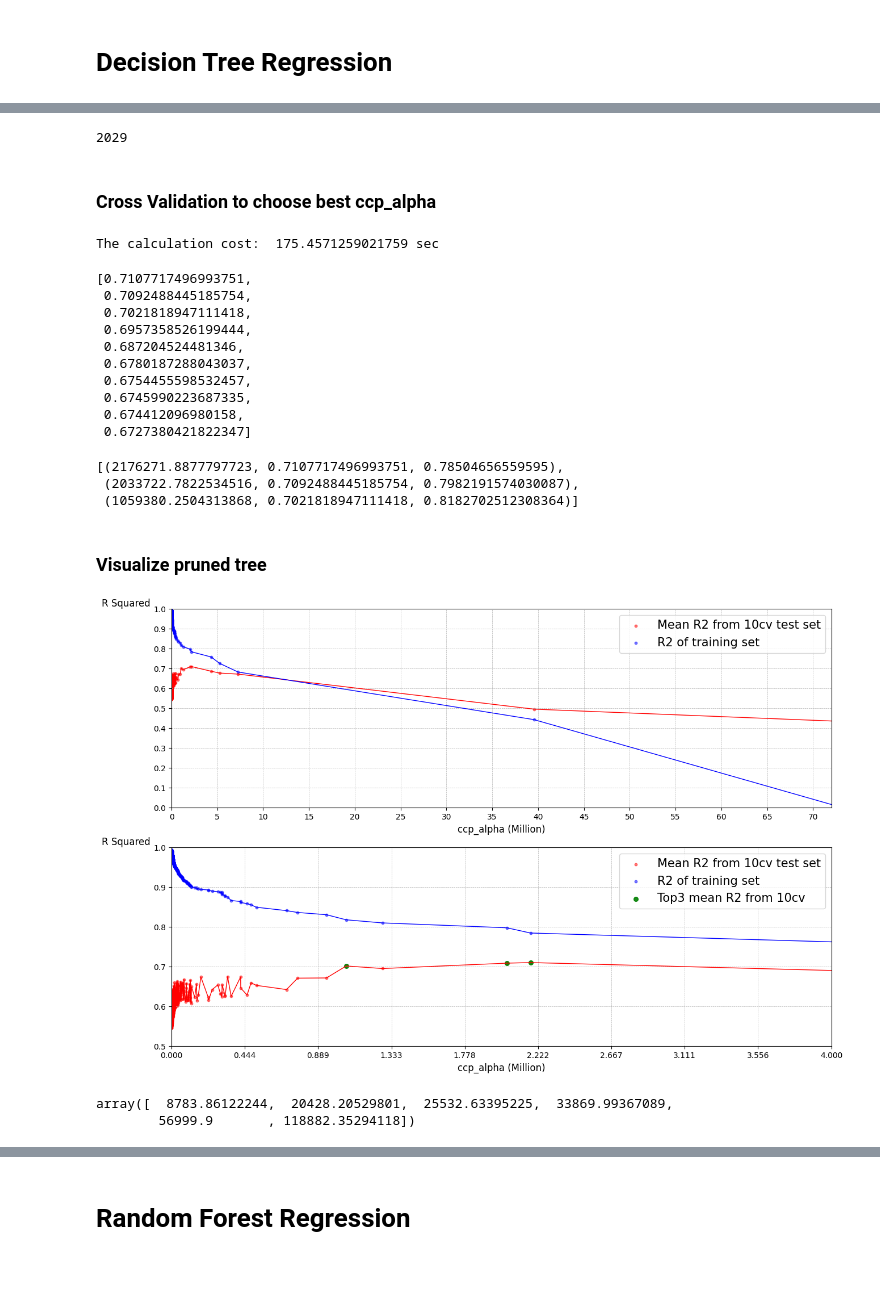
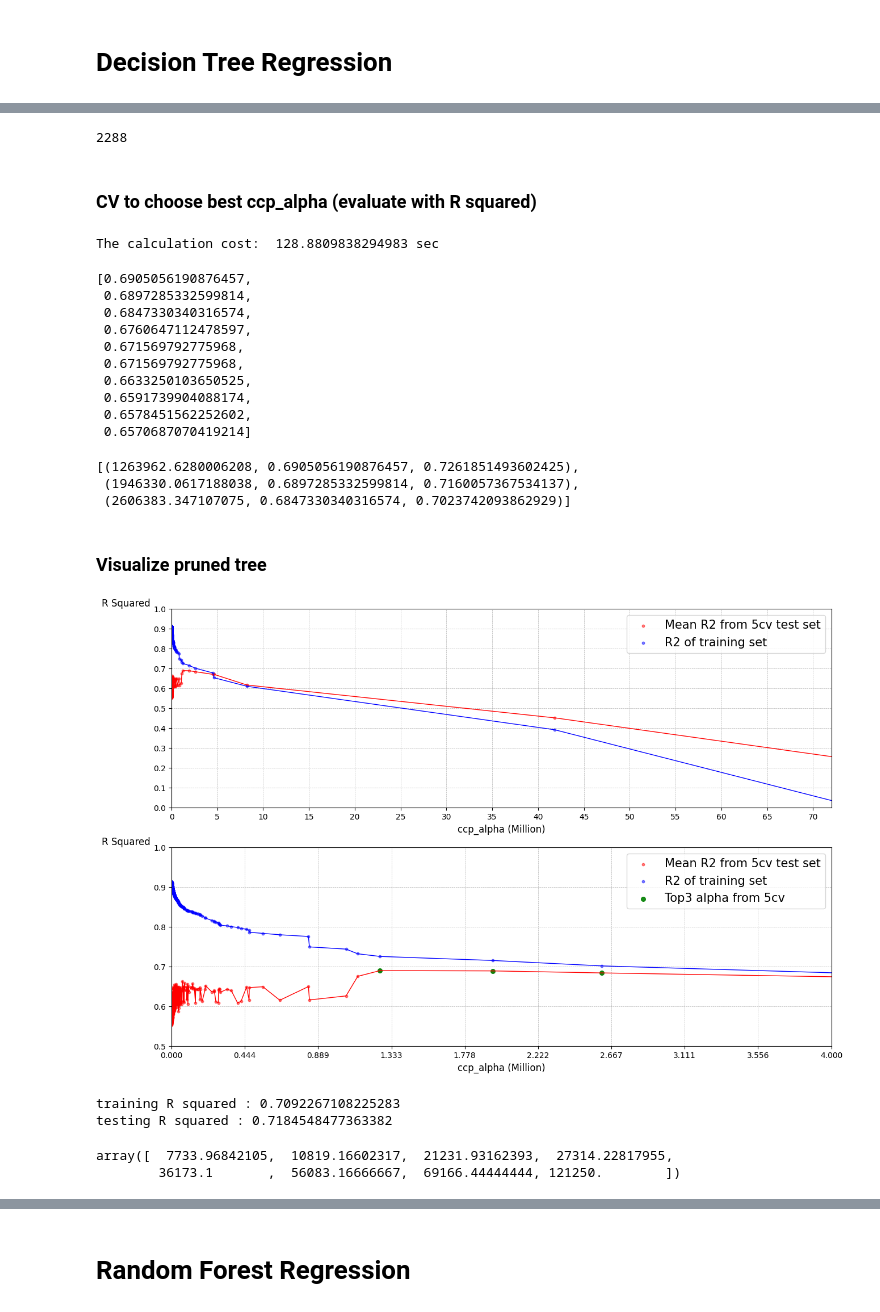
Before and after one commit to EvanRuan0401/rent-of-house-regression, a Jupyter notebook: Analysis_Report/Regression.ipynb, the cells around one changed output, grey strips where cells are left out. Drawn from its saved outputs; the diff is of its cells as text; code cells hidden in the pictures; blank space fills up the shorter version.

```diff
--- a/Analysis_Report/Regression.ipynb
+++ b/Analysis_Report/Regression.ipynb
@@ -178,5 +178,5 @@ import numpy as np
 # %%
-X_train, X_test, y_train, y_test = train_test_split(X, y, test_size=0.30, random_state=100)
+X_train, X_test, y_train, y_test = train_test_split(X, y, test_size=0.2, random_state=100)
 # %%
 dtr = DecisionTreeRegressor(random_state = 100
                             , criterion = 'squared_error'
@@ -239,9 +236,9 @@ pd.DataFrame(model_prune).T
 # %%
 len(ccp_alphas)
 # %% [output]
-2029
+2288
 # %% [markdown]
-### Cross Validation to choose best ccp_alpha
+### CV to choose best ccp_alpha (evaluate with R squared)
 # %%
 ccp_train_r2s = []
 ccp_test_r2s = []
@@ -252,7 +249,7 @@ for i in ccp_alphas:
     dtr_prune = DecisionTreeRegressor(criterion='squared_error'
                                       , ccp_alpha= i)
 
-    ccp_test_r2 = cross_val_score(dtr_prune, X, y, cv=10, scoring="r2", n_jobs = 4).mean()
+    ccp_test_r2 = cross_val_score(dtr_prune, X, y, cv=5, scoring="r2", n_jobs = 4).mean()
 
     dtr_prune.fit(X_train,y_train)
     ccp_train_r2 = dtr_prune.score(X_train,y_train)
@@ -263,28 +260,28 @@ for i in ccp_alphas:
 end = time.time()
 print('The calculation cost: ',end - start, 'sec')
 # %% [output]
-The calculation cost:  175.4571259021759 sec
+The calculation cost:  128.8809838294983 sec
 # %%
 sorted(ccp_test_r2s, reverse = True)[0:10]
 # %% [output]
-[0.7107717496993751,
- 0.7092488445185754,
- 0.7021818947111418,
- 0.6957358526199444,
- 0.687204524481346,
- 0.6780187288043037,
- 0.6754455598532457,
- 0.6745990223687335,
- 0.674412096980158,
- 0.6727380421822347]
+[0.6905056190876457,
+ 0.6897285332599814,
+ 0.6847330340316574,
+ 0.6760647112478597,
+ 0.671569792775968,
+ 0.671569792775968,
+ 0.6633250103650525,
+ 0.6591739904088174,
+ 0.6578451562252602,
+ 0.6570687070419214]
 # %%
 # aplha = [, ) is the best
 top_3_r2 = sorted([* zip(ccp_alphas, ccp_test_r2s, ccp_train_r2s)], key=lambda a: a[1], reverse = True)[0:3]
 top_3_r2
 # %% [output]
-[(2176271.8877797723, 0.7107717496993751, 0.78504656559595),
- (2033722.7822534516, 0.7092488445185754, 0.7982191574030087),
- (1059380.2504313868, 0.7021818947111418, 0.8182702512308364)]
+[(1263962.6280006208, 0.6905056190876457, 0.7261851493602425),
+ (1946330.0617188038, 0.6897285332599814, 0.7160057367534137),
+ (2606383.347107075, 0.6847330340316574, 0.7023742093862929)]
 # %% [markdown]
 ### Visualize pruned tree
 # %%
@@ -294,49 +291,54 @@ sub1 = fig.add_subplot(211)
 sub1.scatter(ccp_alphas/1000000, ccp_test_r2s, color = 'red', s = 10, alpha = 0.5)
 sub1.scatter(ccp_alphas/1000000, ccp_train_r2s, color = 'blue', s = 10, alpha = 0.5)
 sub1.plot(ccp_alphas/1000000, ccp_test_r2s, color='red', linewidth=1)
 sub1.plot(ccp_alphas/1000000, ccp_train_r2s, color='blue', linewidth=1)
 sub1.grid(linestyle='--', linewidth=0.5)
 sub1.set_xlabel("ccp_alpha (Million)",fontsize=12,rotation=0)
 sub1.set_ylabel("R Squared",fontsize=12, rotation=0, loc = 'top')
 sub1.set_ylim([0,1])
 sub1.set_xlim([0, 72])
 sub1.set_xticks(np.linspace(0,70,15))
 sub1.set_yticks(np.linspace(0,1,11))
-sub1.legend(['Mean R2 from 10cv test set', 'R2 of training set'], fontsize = 15)
+sub1.legend(['Mean R2 from 5cv test set', 'R2 of training set'], fontsize = 15)
 
 
 sub2 = fig.add_subplot(212)
 sub2.scatter(ccp_alphas/1000000, ccp_test_r2s, color = 'red', s = 10, alpha = 0.5)
 sub2.scatter(ccp_alphas/1000000, ccp_train_r2s, color = 'blue', s = 10, alpha = 0.5)
 for i in top_3_r2:
     sub2.scatter(i[0]/1000000, i[1], color = 'green', s = 30, alpha = 0.9)
 sub2.plot(ccp_alphas/1000000, ccp_test_r2s, color='red', linewidth=1)
 sub2.plot(ccp_alphas/1000000, ccp_train_r2s, color='blue', linewidth=1)
 sub2.grid(linestyle='--', linewidth=0.5)
 sub2.set_xlabel("ccp_alpha (Million)",fontsize=12,rotation=0)
 sub2.set_ylabel("R Squared",fontsize=12, rotation=0, loc = 'top')
 sub2.set_ylim([0.5,1])
 sub2.set_xlim([0, 4])
 sub2.set_xticks(np.linspace(0,4,10))
 sub2.set_yticks(np.linspace(0.5,1,6))
-sub2.legend(['Mean R2 from 10cv test set', 'R2 of training set', 'Top3 mean R2 from 10cv'], fontsize = 15)
+sub2.legend(['Mean R2 from 5cv test set', 'R2 of training set', 'Top3 alpha from 5cv'], fontsize = 15)
 
 plt.show()
 # %% [output]
-[figure, old version]
+[figure, new version]
 # %%
 dtr = DecisionTreeRegressor(random_state = 100
                             , criterion = 'squared_error'
                             , min_samples_leaf = 5
-                            ,ccp_alpha = top_3_r2[0][0]).fit(X_train, y_train)
+                            , ccp_alpha = top_3_r2[0][0]).fit(X_train, y_train)
 
 pred_y_train = dtr.predict(X_train)
 pred_y_test = dtr.predict(X_test)
+print('training R squared :', dtr.score(X_train, y_train))
+print('testing R squared :', dtr.score(X_test, y_test))
+# %% [output]
+training R squared : 0.7092267108225283
+testing R squared : 0.7184548477363382
 # %%
 np.unique(pred_y_test)
 # %% [output]
-array([  8783.86122244,  20428.20529801,  25532.63395225,  33869.99367089,
-        56999.9       , 118882.35294118])
+array([  7733.96842105,  10819.16602317,  21231.93162393,  27314.22817955,
+        36173.1       ,  56083.16666667,  69166.44444444, 121250.        ])
 # %%
 np.unique(pred_y_train)
 # %% [output]
```
Also changed, not shown: parts of 24 cells of this notebook, 2 other files.
